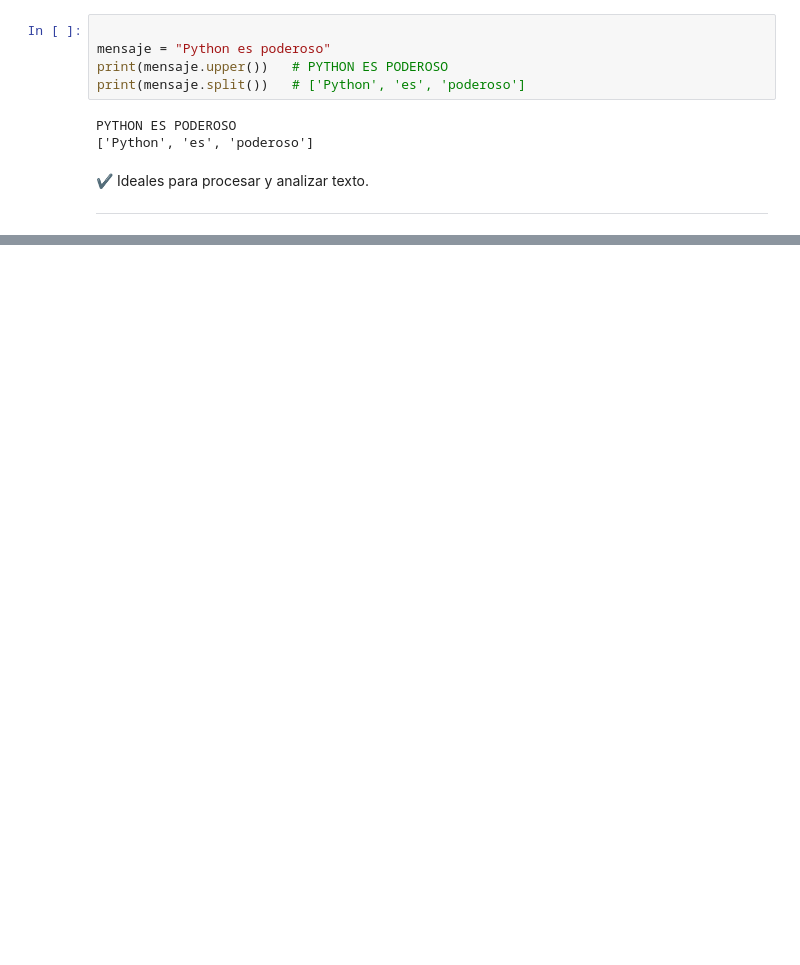
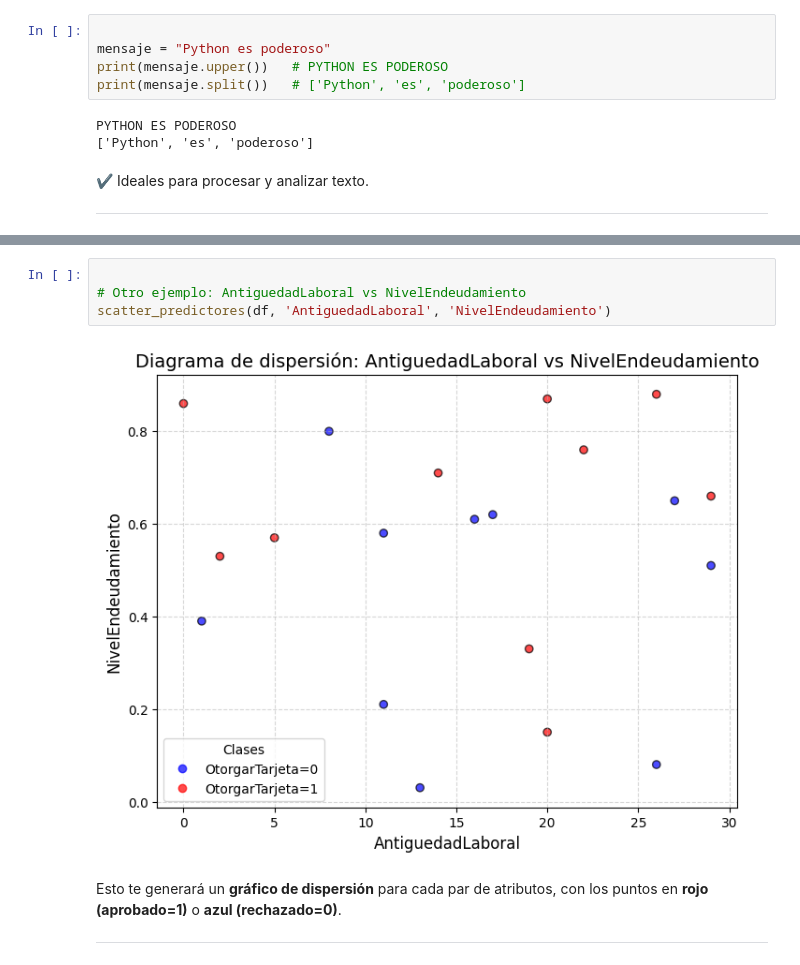
Before and after one commit to marco-canas/ml_dl_intro, a Jupyter notebook: 2_planificacion/3_dl/geron/10_chapter/pag_307_geron_ed_2/pagina_307.ipynb, the cells around one changed output, grey strips where cells are left out. Cells and saved outputs as stored; diff of their text form; blank space fills up the shorter version.

```diff
--- a/2_planificacion/3_dl/geron/10_chapter/pag_307_geron_ed_2/pagina_307.ipynb
+++ b/2_planificacion/3_dl/geron/10_chapter/pag_307_geron_ed_2/pagina_307.ipynb
@@ -561,0 +855,11 @@ En equipos de 3:
+# %%
+
+# Otro ejemplo: AntiguedadLaboral vs NivelEndeudamiento
+scatter_predictores(df, 'AntiguedadLaboral', 'NivelEndeudamiento')
+# %% [output]
+[figure, added]
+# %% [markdown]
+
+Esto te generará un **gráfico de dispersión** para cada par de atributos, con los puntos en **rojo (aprobado=1)** o **azul (rechazado=0)**.
+
+---
```
Also changed, not shown: parts of 58 cells of this notebook, 2 other files.
